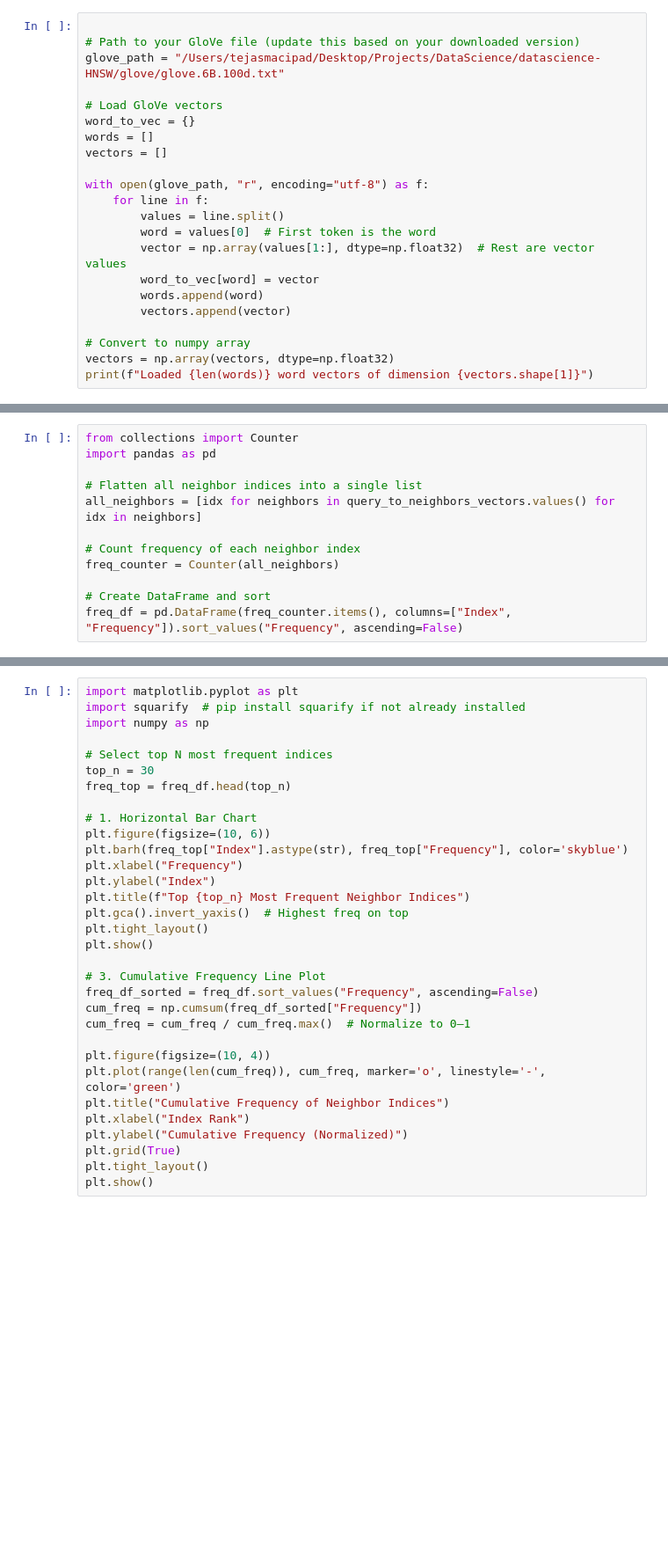
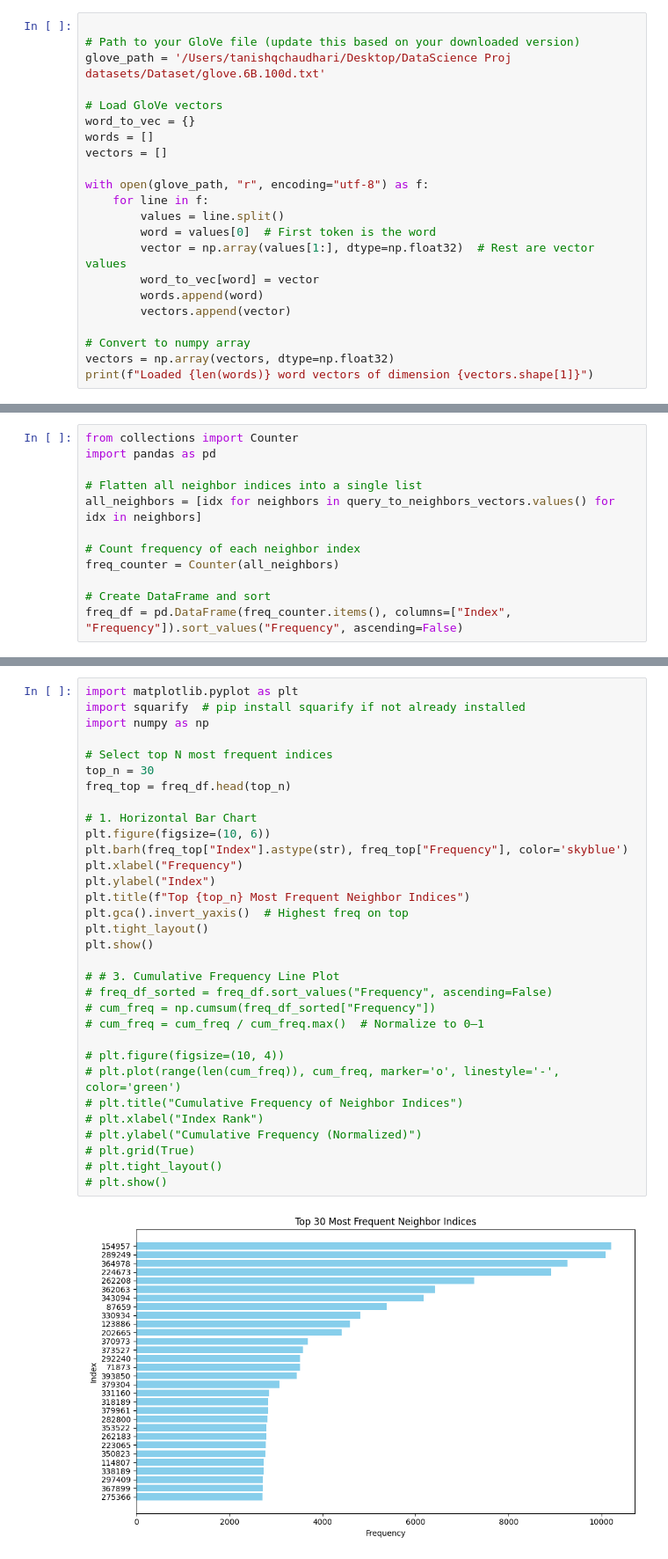
Before and after one commit to TejasLohia21/datascience-HNSW, a Jupyter notebook: Tanishq/M1.ipynb, the cells around one changed output, grey strips where cells are left out. Shown at 88% size. Saved outputs shown, nothing was run; the diff lists cells and outputs as text; blank space fills up the shorter version.

```diff
--- a/Tanishq/M1.ipynb
+++ b/Tanishq/M1.ipynb
@@ -9,7 +9,7 @@ from heapq import heappush, heappop
 # %%
 
 # Path to your GloVe file (update this based on your downloaded version)
-glove_path = "/Users/tejasmacipad/Desktop/Projects/DataScience/datascience-HNSW/glove/glove.6B.100d.txt"
+glove_path = '/Users/tanishqchaudhari/Desktop/DataScience Proj  datasets/Dataset/glove.6B.100d.txt'
 
 # Load GloVe vectors
 word_to_vec = {}
@@ -159,32 +366,34 @@ print(len(freq_df))  # Total unique neighbors
 # %%
 import matplotlib.pyplot as plt
 import squarify  # pip install squarify if not already installed
 import numpy as np
 
 # Select top N most frequent indices
 top_n = 30
 freq_top = freq_df.head(top_n)
 
 # 1. Horizontal Bar Chart
 plt.figure(figsize=(10, 6))
 plt.barh(freq_top["Index"].astype(str), freq_top["Frequency"], color='skyblue')
 plt.xlabel("Frequency")
 plt.ylabel("Index")
 plt.title(f"Top {top_n} Most Frequent Neighbor Indices")
 plt.gca().invert_yaxis()  # Highest freq on top
 plt.tight_layout()
 plt.show()
 
-# 3. Cumulative Frequency Line Plot
-freq_df_sorted = freq_df.sort_values("Frequency", ascending=False)
-cum_freq = np.cumsum(freq_df_sorted["Frequency"])
-cum_freq = cum_freq / cum_freq.max()  # Normalize to 0–1
+# # 3. Cumulative Frequency Line Plot
+# freq_df_sorted = freq_df.sort_values("Frequency", ascending=False)
+# cum_freq = np.cumsum(freq_df_sorted["Frequency"])
+# cum_freq = cum_freq / cum_freq.max()  # Normalize to 0–1
 
-plt.figure(figsize=(10, 4))
-plt.plot(range(len(cum_freq)), cum_freq, marker='o', linestyle='-', color='green')
-plt.title("Cumulative Frequency of Neighbor Indices")
-plt.xlabel("Index Rank")
-plt.ylabel("Cumulative Frequency (Normalized)")
-plt.grid(True)
-plt.tight_layout()
-plt.show()
+# plt.figure(figsize=(10, 4))
+# plt.plot(range(len(cum_freq)), cum_freq, marker='o', linestyle='-', color='green')
+# plt.title("Cumulative Frequency of Neighbor Indices")
+# plt.xlabel("Index Rank")
+# plt.ylabel("Cumulative Frequency (Normalized)")
+# plt.grid(True)
+# plt.tight_layout()
+# plt.show()
+# %% [output]
+[figure, added]
```
Also changed, not shown: parts of 27 cells of this notebook, 1 other file.
